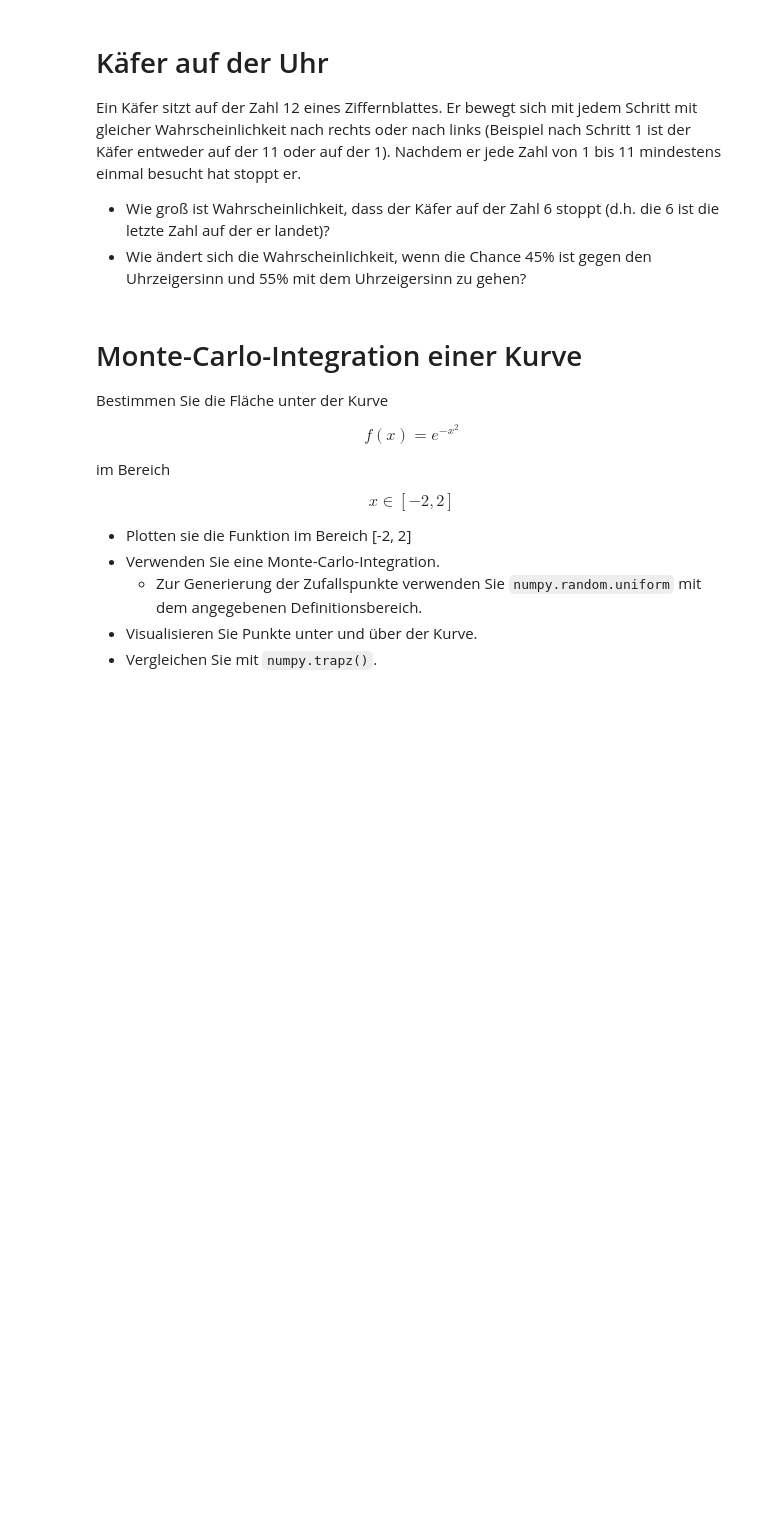
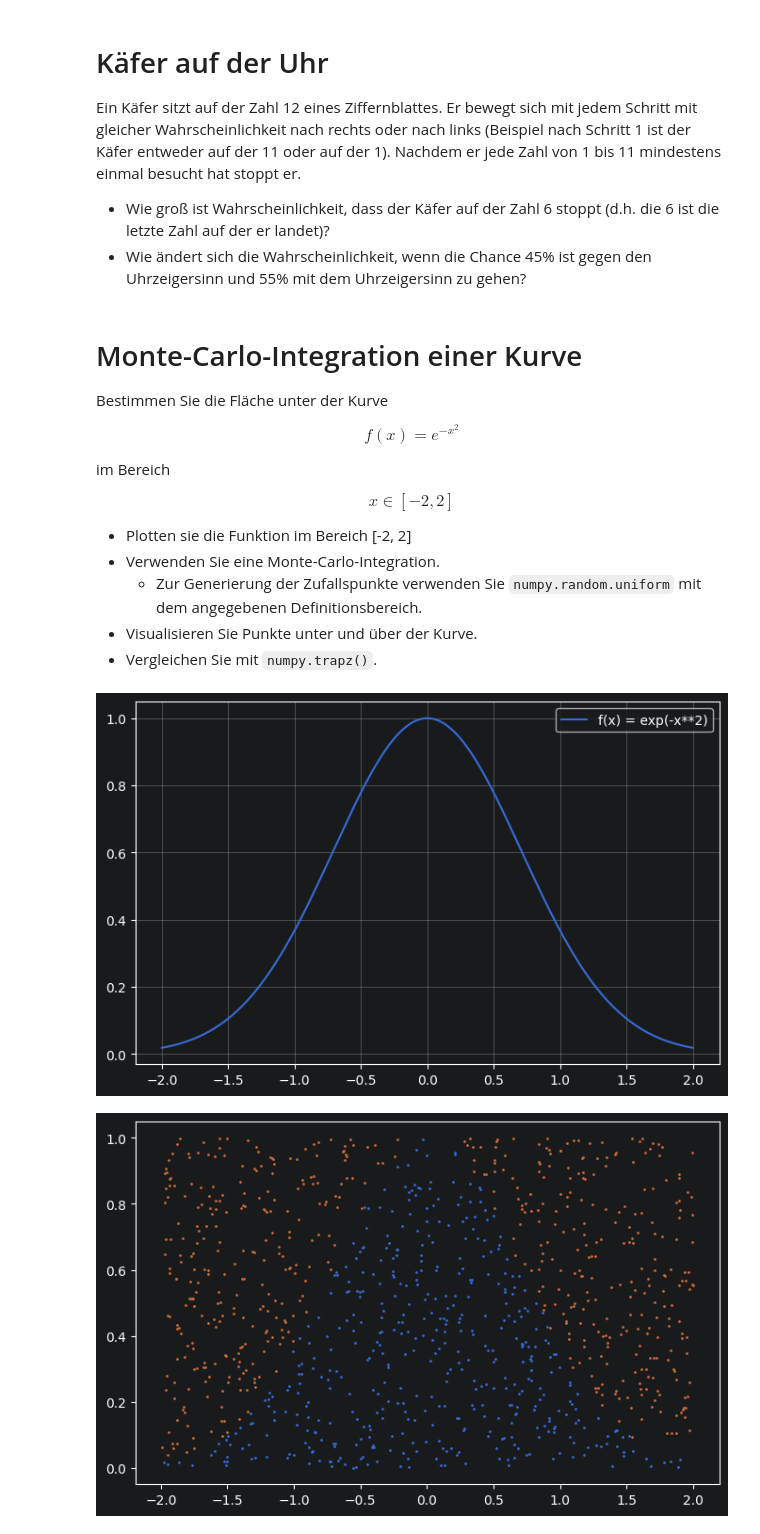
Before and after one commit to lukas3482/statistik_jupiter, a Jupyter notebook: seminar1_wk.ipynb, the cells around one changed output. Cells and saved outputs as stored; diff of their text form; code cells hidden in the pictures; blank space fills up the shorter version.

```diff
--- a/seminar1_wk.ipynb
+++ b/seminar1_wk.ipynb
@@ -88,3 +215,29 @@ $$x \in [-2,2]$$
 # %%
 import numpy as np
 import matplotlib.pyplot as plt
+
+x = np.linspace(-2, 2, 1000)
+y = np.exp(-x**2)
+
+plt.figure(figsize=(8, 5))
+plt.plot(x, y, label='f(x) = exp(-x**2)')
+plt.grid(True)
+plt.legend()
+plt.show()
+
+n = 10**4
+
+x_pkt = np.random.uniform(-2, 2, size=1000)
+y_pkt = np.random.uniform(0, 1, size=1000)
+f = np.exp(-x_pkt**2)
+
+under_function = f > y_pkt
+area = 4 * np.mean(under_function)
+
+fig = plt.figure(figsize=(8, 5))
+plt.scatter(x_pkt[under_function], y_pkt[under_function], s=1)
+plt.scatter(x_pkt[~under_function], y_pkt[~under_function], s=1)
+plt.show()
+# %% [output]
+[figure, added]
+[figure, added]
```
Also changed, not shown: parts of 4 cells of this notebook.
